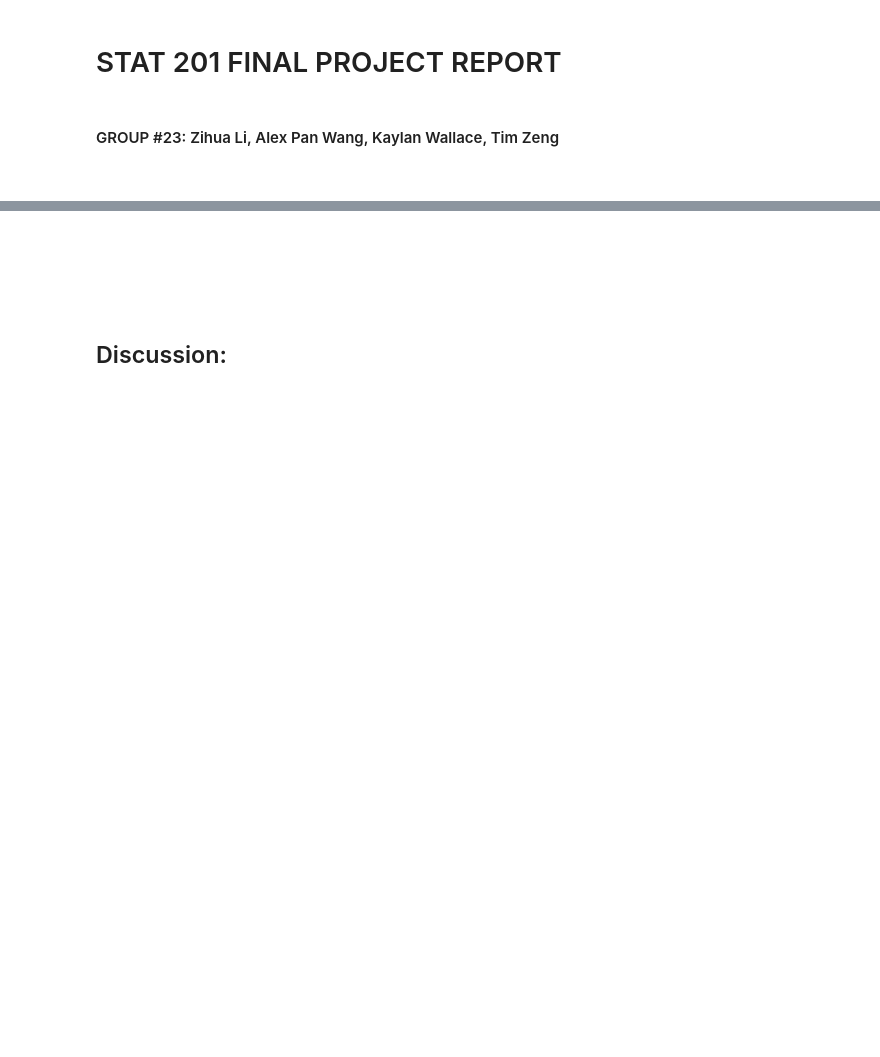
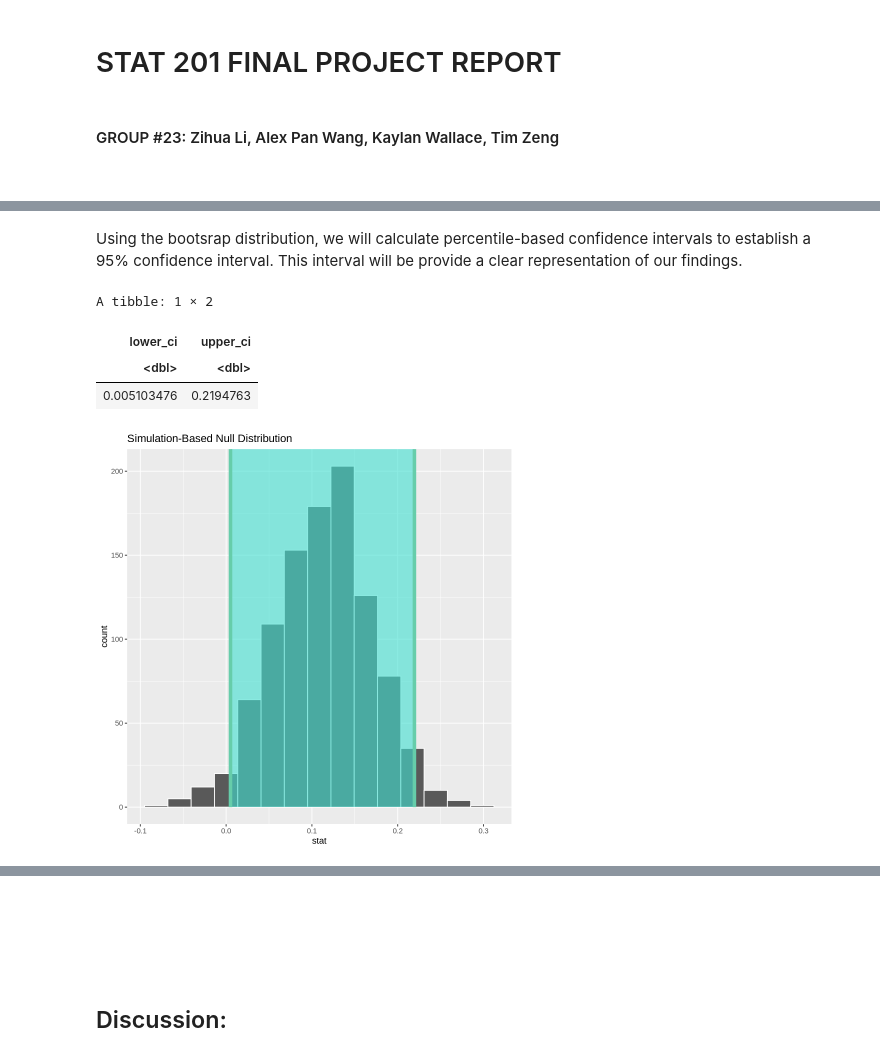
Before and after one commit to Kaylan-W/heart-disease-stat-201, a Jupyter notebook: Project_final_report.ipynb, the cells around one changed output, grey strips where cells are left out. Drawn from its saved outputs; the diff is of its cells as text; code cells hidden in the pictures; blank space fills up the shorter version.

```diff
--- a/Project_final_report.ipynb
+++ b/Project_final_report.ipynb
@@ -180,0 +274,8 @@ A tibble: 1 × 2
+# %%
+bootstrap_distribution <- data_downsized %>%
+    specify(formula = diagnosis ~ chol_level, success = "presence") %>%
+    hypothesize(null = "independence") %>%
+    generate(reps = 1000, type = "bootstrap") %>%
+    calculate(stat = "diff in props", order = c("High", "Normal/Below-Avg"))
+
+head(bootstrap_distribution)
@@ -180,0 +292,15 @@ A tibble: 1 × 2
+# %% [markdown]
+Using the bootsrap distribution, we will calculate percentile-based confidence intervals to establish a 95% confidence interval. This interval will be provide a clear representation of our findings.
+# %%
+percentile_ci <- bootstrap_distribution %>%
+  get_confidence_interval(level = 0.95, type = "percentile")
+percentile_ci
+
+visualize(bootstrap_distribution) +
+  shade_confidence_interval(endpoints = percentile_ci)
+# %% [output]
+A tibble: 1 × 2
+| lower_ci | upper_ci |
+| <dbl> | <dbl> |
+| 0.005103476 | 0.2194763 |
+[figure, added]
```
Also changed, not shown: parts of 28 cells of this notebook.
